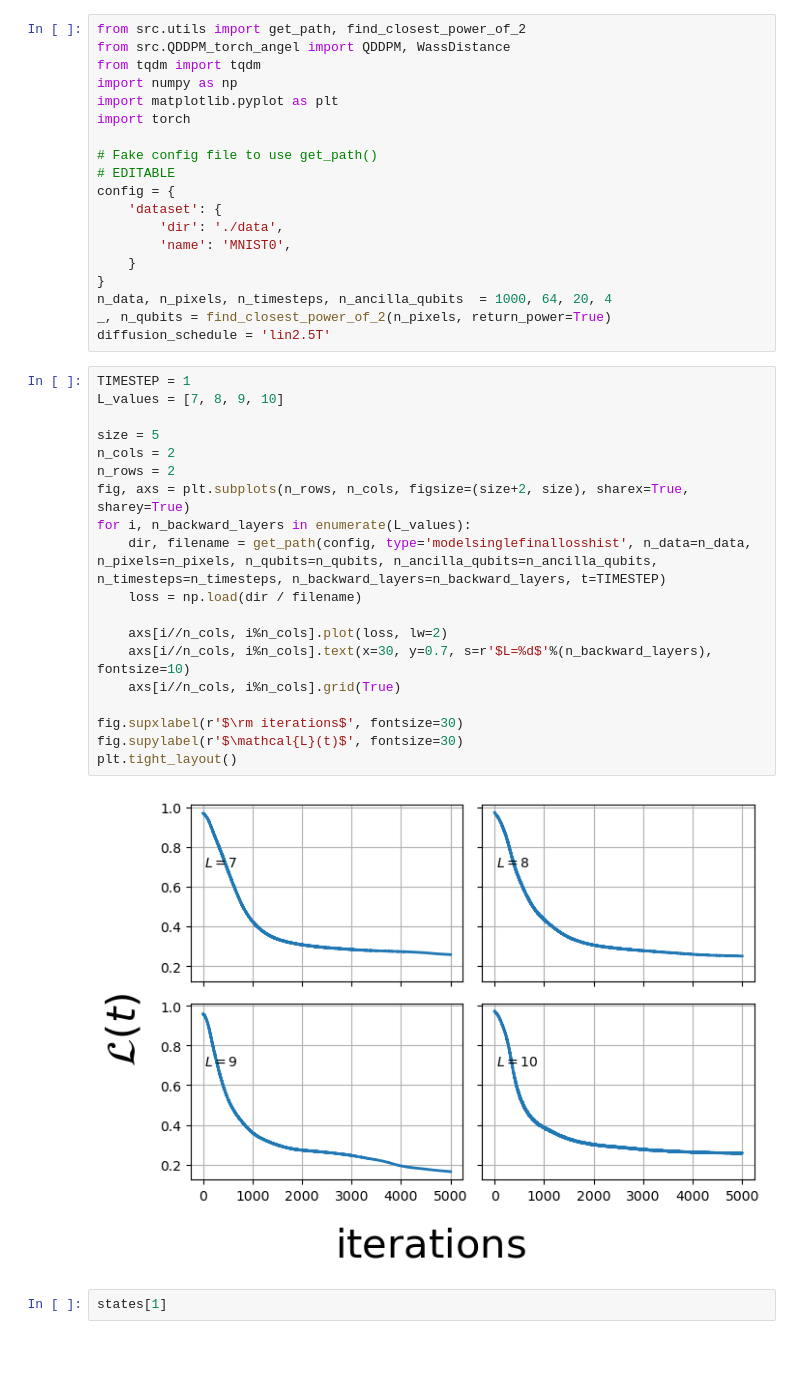
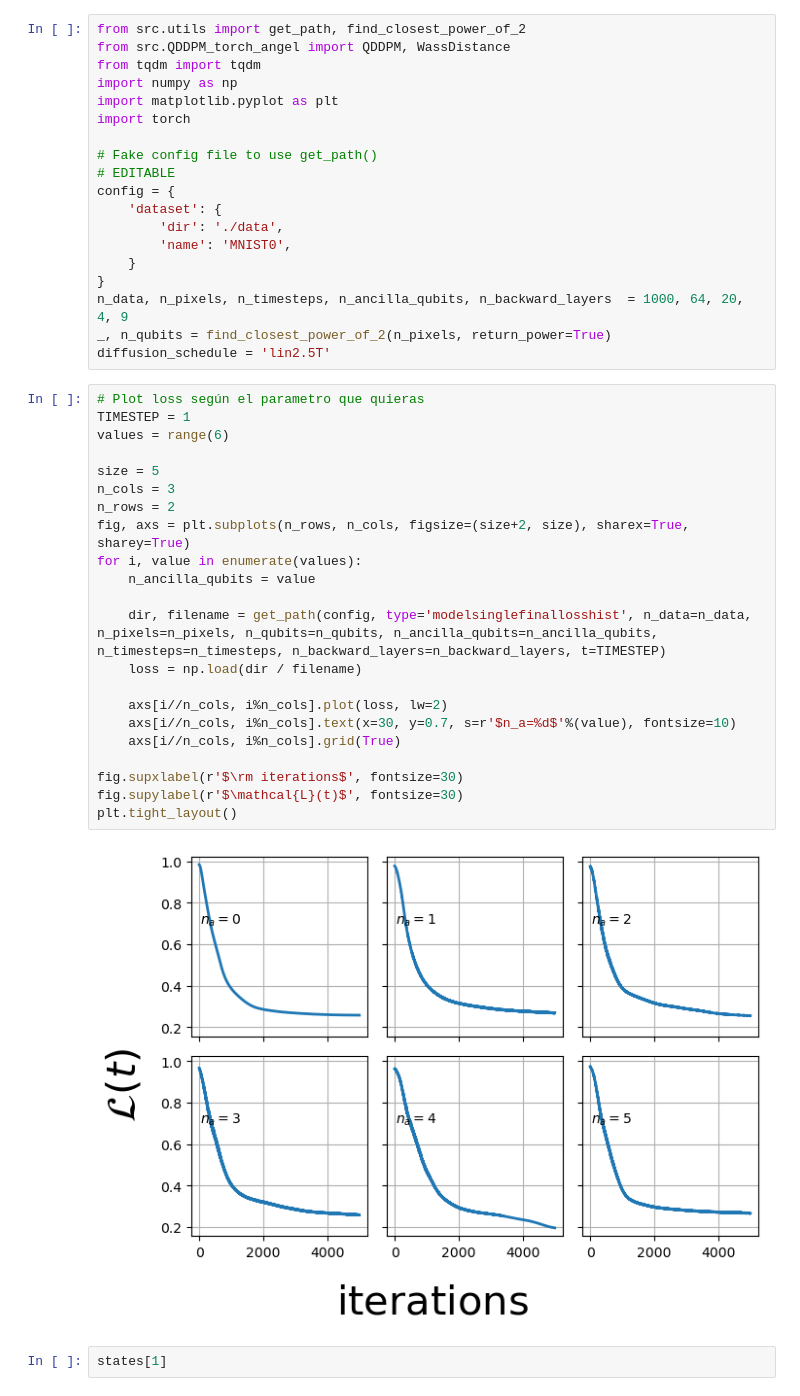
Before and after one commit to alapena/QuantGenMdl, a Jupyter notebook: visualize_denoising_singletimestep.ipynb, the cells around one changed output. Saved outputs shown, nothing was run; the diff lists cells and outputs as text; blank space fills up the shorter version.

Commit message:
visualize singletimestep changes

```diff
--- a/visualize_denoising_singletimestep.ipynb
+++ b/visualize_denoising_singletimestep.ipynb
@@ -14,30 +14,33 @@ config = {
         'name': 'MNIST0',
     }
 }
-n_data, n_pixels, n_timesteps, n_ancilla_qubits  = 1000, 64, 20, 4
+n_data, n_pixels, n_timesteps, n_ancilla_qubits, n_backward_layers  = 1000, 64, 20, 4, 9
 _, n_qubits = find_closest_power_of_2(n_pixels, return_power=True)
 diffusion_schedule = 'lin2.5T'
 # %%
+# Plot loss según el parametro que quieras
 TIMESTEP = 1
-L_values = [7, 8, 9, 10]
+values = range(6)
 
 size = 5
-n_cols = 2
+n_cols = 3
 n_rows = 2
 fig, axs = plt.subplots(n_rows, n_cols, figsize=(size+2, size), sharex=True, sharey=True)
-for i, n_backward_layers in enumerate(L_values):
+for i, value in enumerate(values):
+    n_ancilla_qubits = value
+
     dir, filename = get_path(config, type='modelsinglefinallosshist', n_data=n_data, n_pixels=n_pixels, n_qubits=n_qubits, n_ancilla_qubits=n_ancilla_qubits, n_timesteps=n_timesteps, n_backward_layers=n_backward_layers, t=TIMESTEP)
     loss = np.load(dir / filename)
 
     axs[i//n_cols, i%n_cols].plot(loss, lw=2)
-    axs[i//n_cols, i%n_cols].text(x=30, y=0.7, s=r'$L=%d$'%(n_backward_layers), fontsize=10)
+    axs[i//n_cols, i%n_cols].text(x=30, y=0.7, s=r'$n_a=%d$'%(value), fontsize=10)
     axs[i//n_cols, i%n_cols].grid(True)
 
 fig.supxlabel(r'$\rm iterations$', fontsize=30)
 fig.supylabel(r'$\mathcal{L}(t)$', fontsize=30)
 plt.tight_layout()
 # %% [output]
-[figure, old version]
+[figure, new version]
 # %%
 states[1]
 # %% [output]
```
